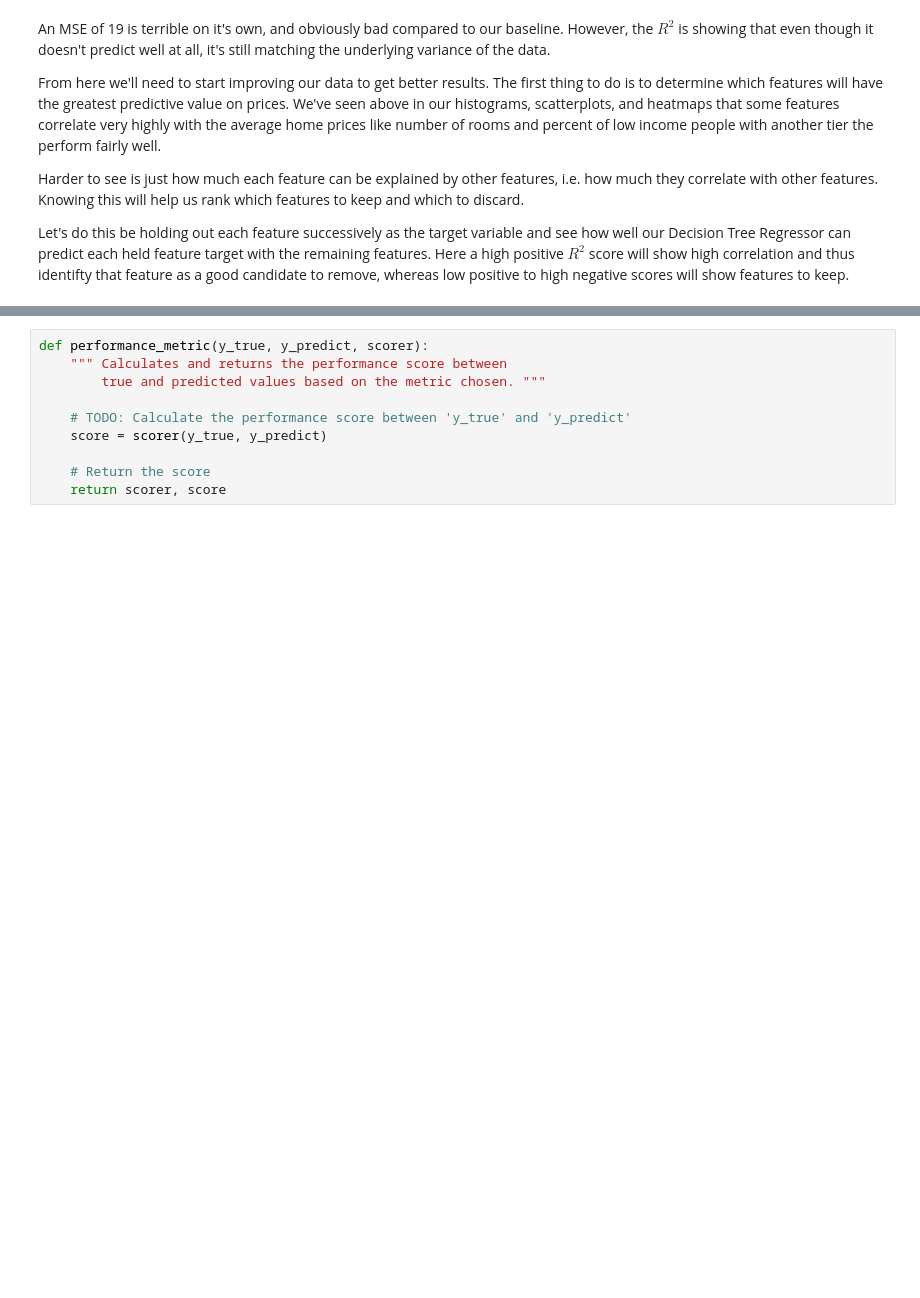
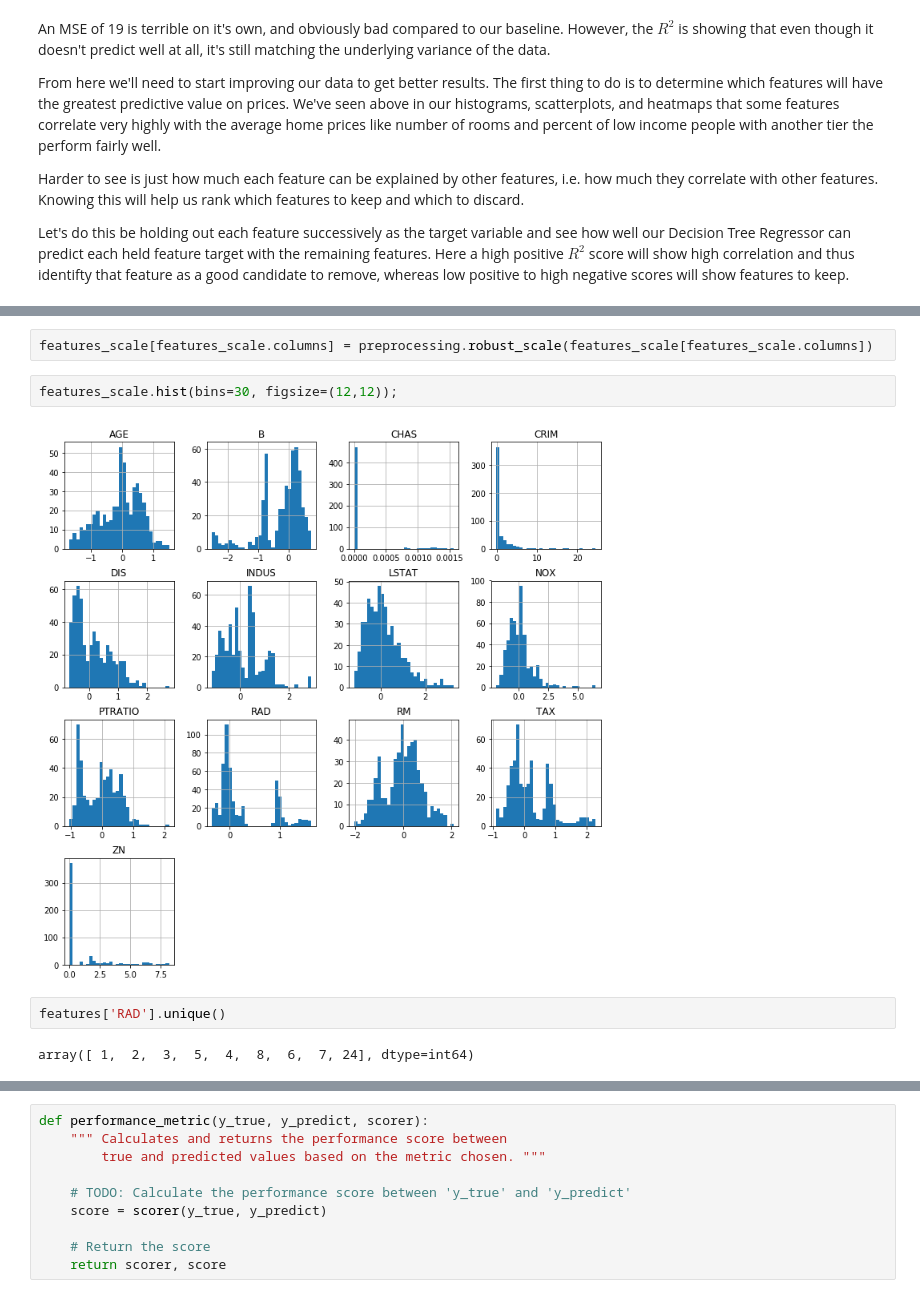
Before and after one commit to Tashwini12/Boston-Housing, a Jupyter notebook: boston_housing.ipynb, the cells around one changed output, grey strips where cells are left out. Saved outputs shown, nothing was run; the diff lists cells and outputs as text; blank space fills up the shorter version.

```diff
--- a/boston_housing.ipynb
+++ b/boston_housing.ipynb
@@ -517,0 +579,10 @@ rank_scores
+# %%
+features_scale[features_scale.columns] = preprocessing.robust_scale(features_scale[features_scale.columns])
+# %%
+features_scale.hist(bins=30, figsize=(12,12));
+# %% [output]
+[figure, added]
+# %%
+features['RAD'].unique()
+# %% [output]
+array([ 1,  2,  3,  5,  4,  8,  6,  7, 24], dtype=int64)
```
Also changed, not shown: parts of 35 cells of this notebook.
